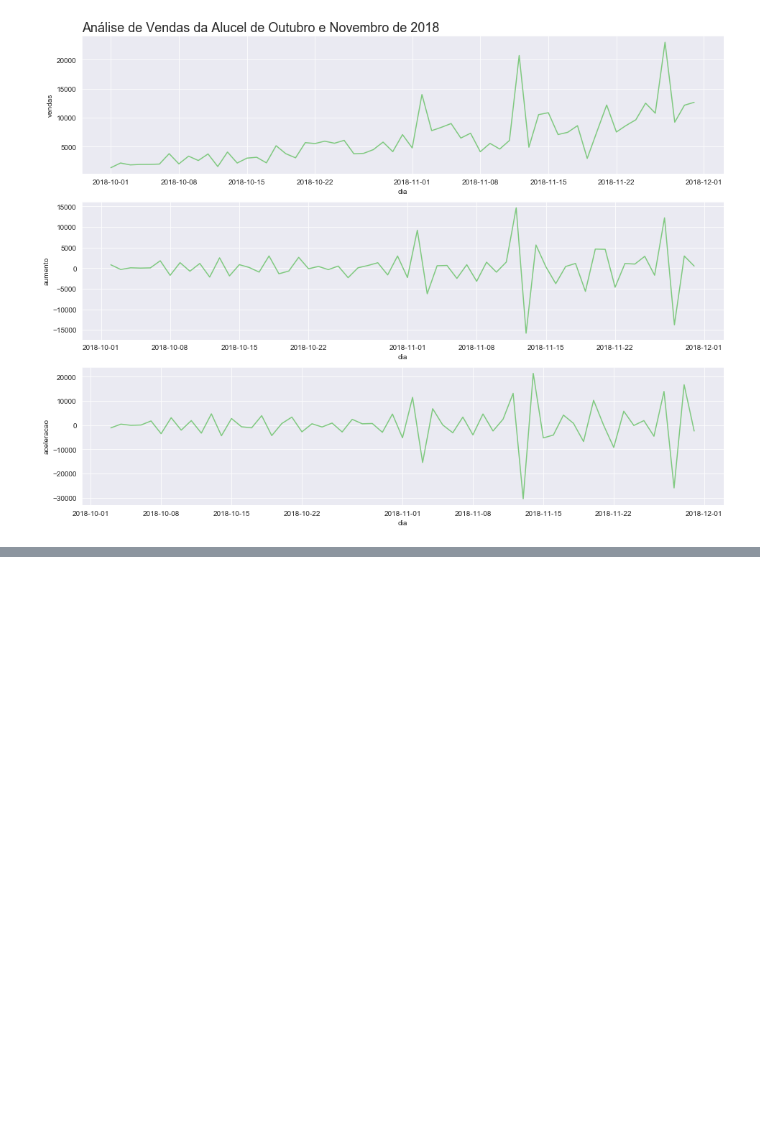
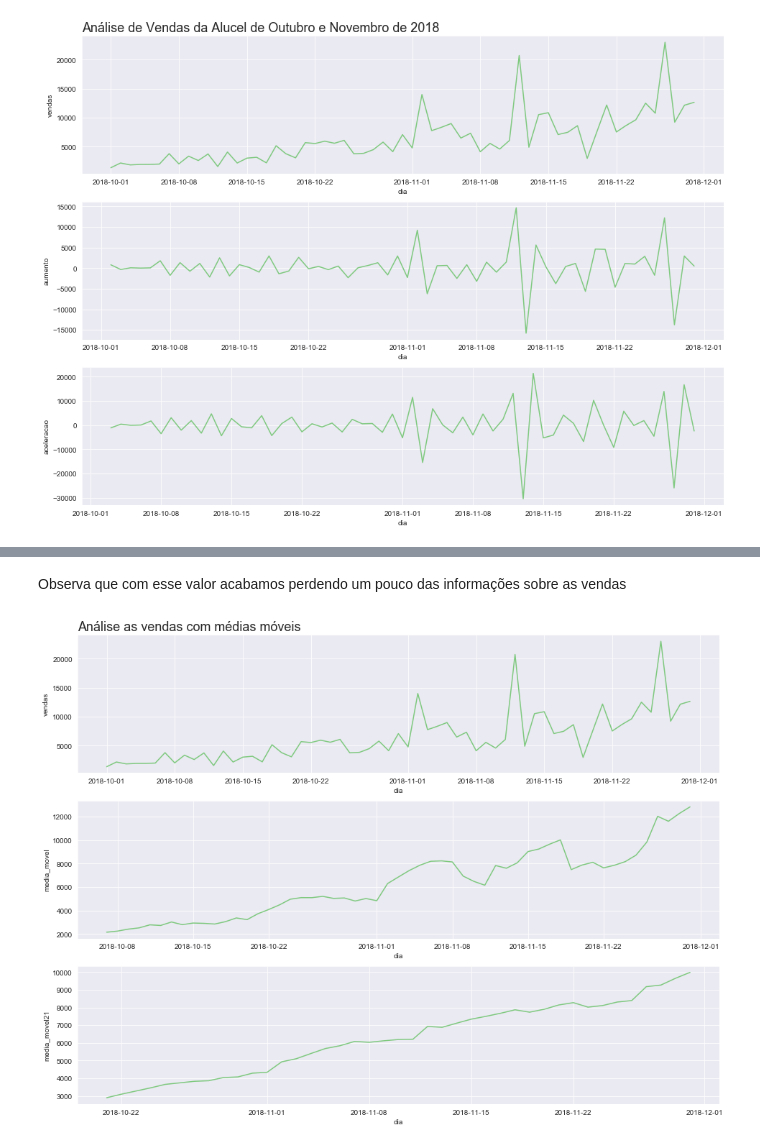
Before and after one commit to 6abi/time-series-sales, a Jupyter notebook: Time-Series-alucel.ipynb, the cells around one changed output, grey strips where cells are left out. Drawn from its saved outputs; the diff is of its cells as text; code cells hidden in the pictures; blank space fills up the shorter version.

```diff
--- a/Time-Series-alucel.ipynb
+++ b/Time-Series-alucel.ipynb
@@ -81,0 +120,6 @@ plot_comparacao('dia', 'vendas', 'aumento', 'aceleracao', alucel, 'Análise de V
+# %% [markdown]
+Observa que com esse valor acabamos perdendo um pouco das informações sobre as vendas
+# %%
+plot_comparacao('dia', 'vendas', 'media_movel', 'media_movel21', alucel, 'Análise as vendas com médias móveis')
+# %% [output]
+[figure, added]
```
Also changed, not shown: parts of 6 cells of this notebook.
